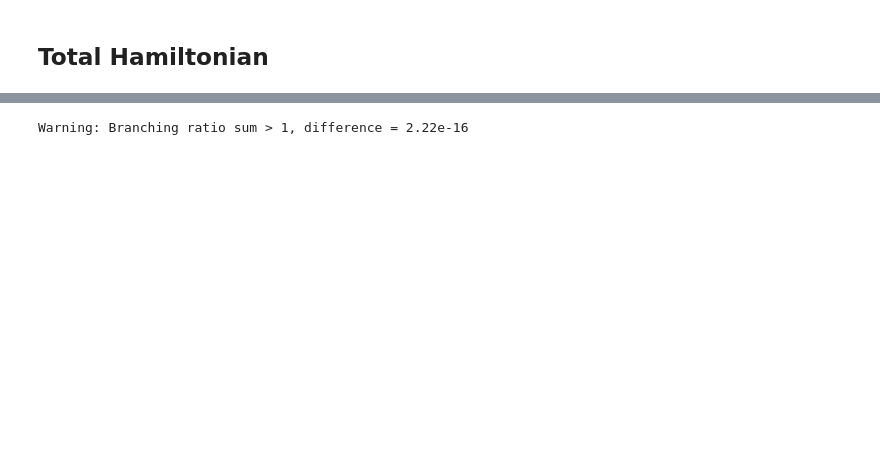
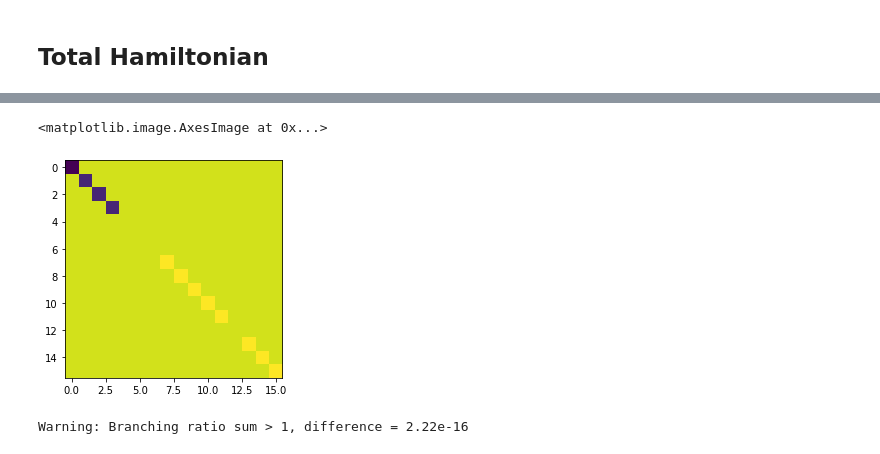
Before and after one commit to ograsdijk/optical-bloch, a Jupyter notebook: Amherst Cycling Transition.ipynb, the cells around one changed output, grey strips where cells are left out. Saved outputs shown, nothing was run; the diff lists cells and outputs as text; code cells hidden in the pictures; blank space fills up the shorter version.

```diff
--- a/Amherst Cycling Transition.ipynb
+++ b/Amherst Cycling Transition.ipynb
@@ -331,3 +331,8 @@ plt.imshow(H_laser_x_2.real)
+# %%
+plt.imshow(H_rot.real)
+# %% [output]
+<matplotlib.image.AxesImage at 0x...>
+[figure, added]
 # %%
 Γ = 2*np.pi*1.6e6
 C_list = collapse_matrices(QN, ground_states, excited_states, gamma = Γ)
```
Also changed, not shown: parts of 43 cells of this notebook, 1 other file.
